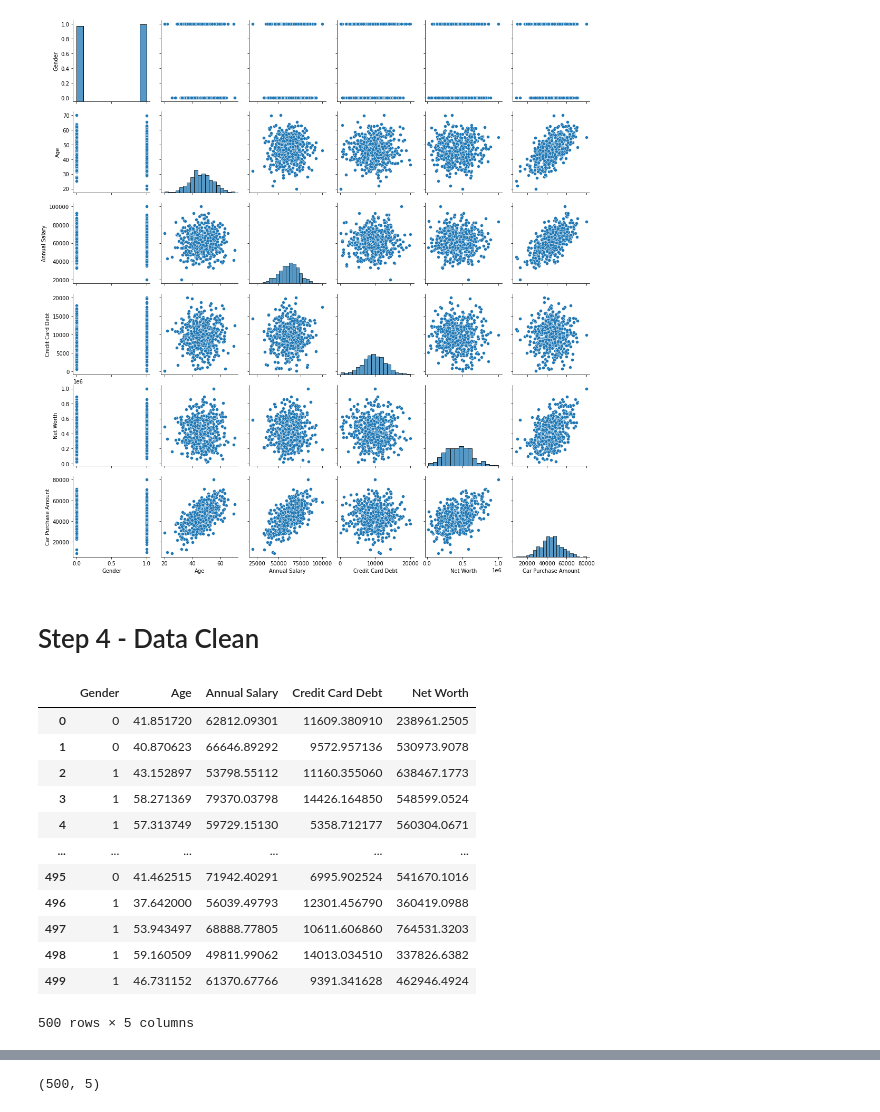
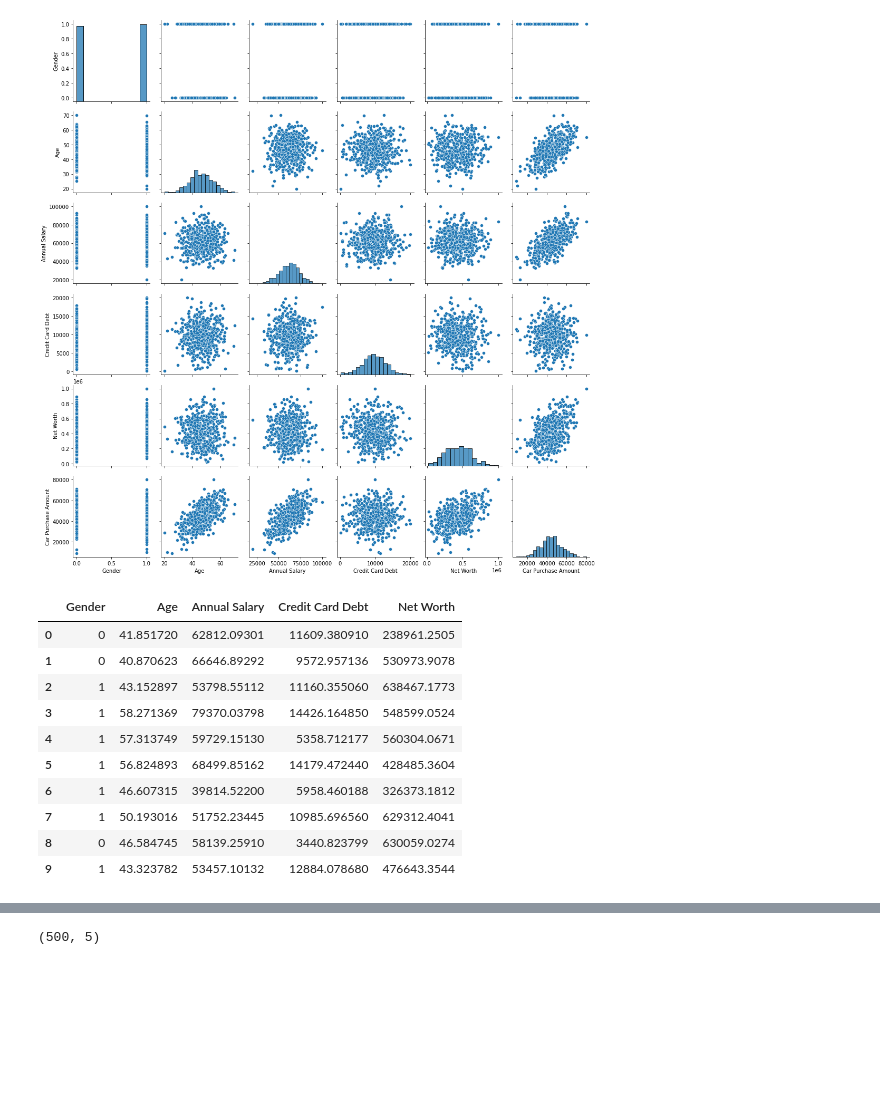
Before and after one commit to maurizioprizzi/car-sales-prediction, a Jupyter notebook: Car Sales Prediction.ipynb, the cells around one changed output, grey strips where cells are left out. Cells and saved outputs as stored; diff of their text form; code cells hidden in the pictures; blank space fills up the shorter version.

```diff
--- a/Car Sales Prediction.ipynb
+++ b/Car Sales Prediction.ipynb
@@ -75,6 +65,4 @@ sns.pairplot(car_df)
 # %% [output]
 <seaborn.axisgrid.PairGrid at 0x...>
 [figure]
-# %% [markdown]
-# Step 4 - Data Clean
 # %%
@@ -81,19 +70,17 @@ sns.pairplot(car_df)
 X = car_df.drop(['Customer Name', 'Customer e-mail', 'Country', 'Car Purchase Amount'], axis = 1)
 # %%
-X
+X.head(10)
 # %% [output]
 |  | Gender | Age | Annual Salary | Credit Card Debt | Net Worth |
 | 0 | 0 | 41.851720 | 62812.09301 | 11609.380910 | 238961.2505 |
 | 1 | 0 | 40.870623 | 66646.89292 | 9572.957136 | 530973.9078 |
 | 2 | 1 | 43.152897 | 53798.55112 | 11160.355060 | 638467.1773 |
 | 3 | 1 | 58.271369 | 79370.03798 | 14426.164850 | 548599.0524 |
 | 4 | 1 | 57.313749 | 59729.15130 | 5358.712177 | 560304.0671 |
-| ... | ... | ... | ... | ... | ... |
-| 495 | 0 | 41.462515 | 71942.40291 | 6995.902524 | 541670.1016 |
-| 496 | 1 | 37.642000 | 56039.49793 | 12301.456790 | 360419.0988 |
-| 497 | 1 | 53.943497 | 68888.77805 | 10611.606860 | 764531.3203 |
-| 498 | 1 | 59.160509 | 49811.99062 | 14013.034510 | 337826.6382 |
-| 499 | 1 | 46.731152 | 61370.67766 | 9391.341628 | 462946.4924 |
+| 5 | 1 | 56.824893 | 68499.85162 | 14179.472440 | 428485.3604 |
+| 6 | 1 | 46.607315 | 39814.52200 | 5958.460188 | 326373.1812 |
+| 7 | 1 | 50.193016 | 51752.23445 | 10985.696560 | 629312.4041 |
+| 8 | 0 | 46.584745 | 58139.25910 | 3440.823799 | 630059.0274 |
+| 9 | 1 | 43.323782 | 53457.10132 | 12884.078680 | 476643.3544 |
-500 rows × 5 columns
 # %%
 y = car_df['Car Purchase Amount']
```
Also changed, not shown: parts of 36 cells of this notebook, 1 other file.
